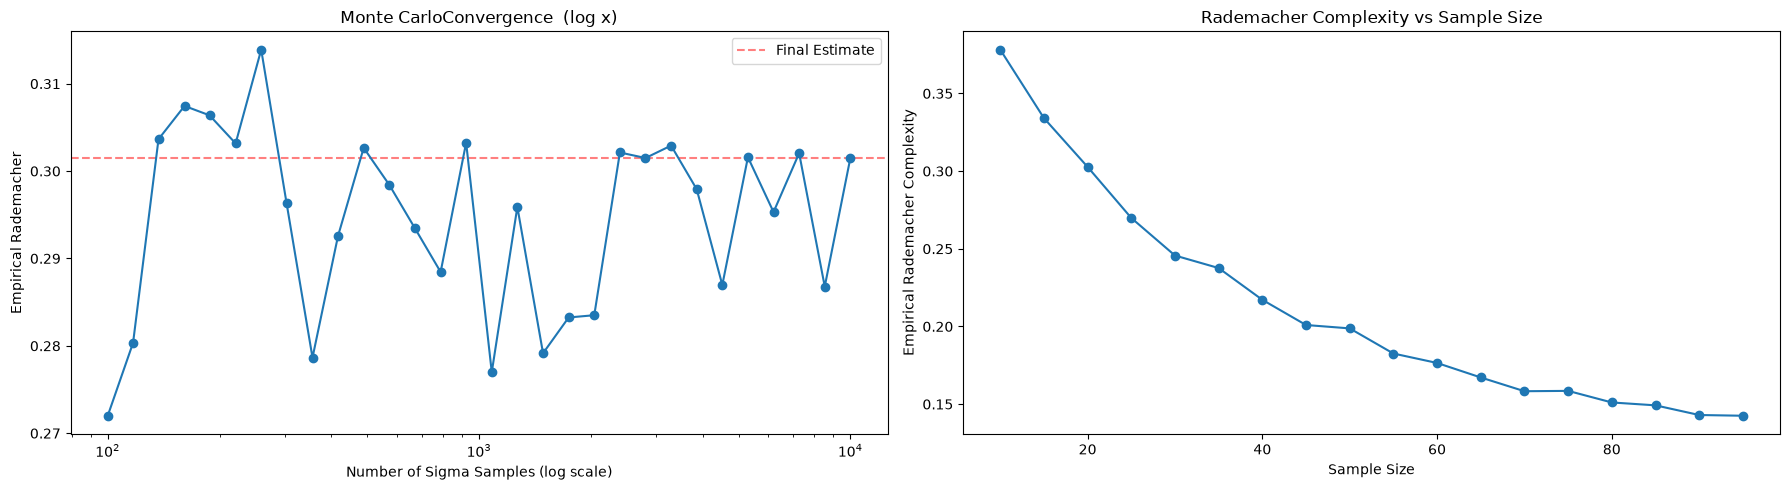
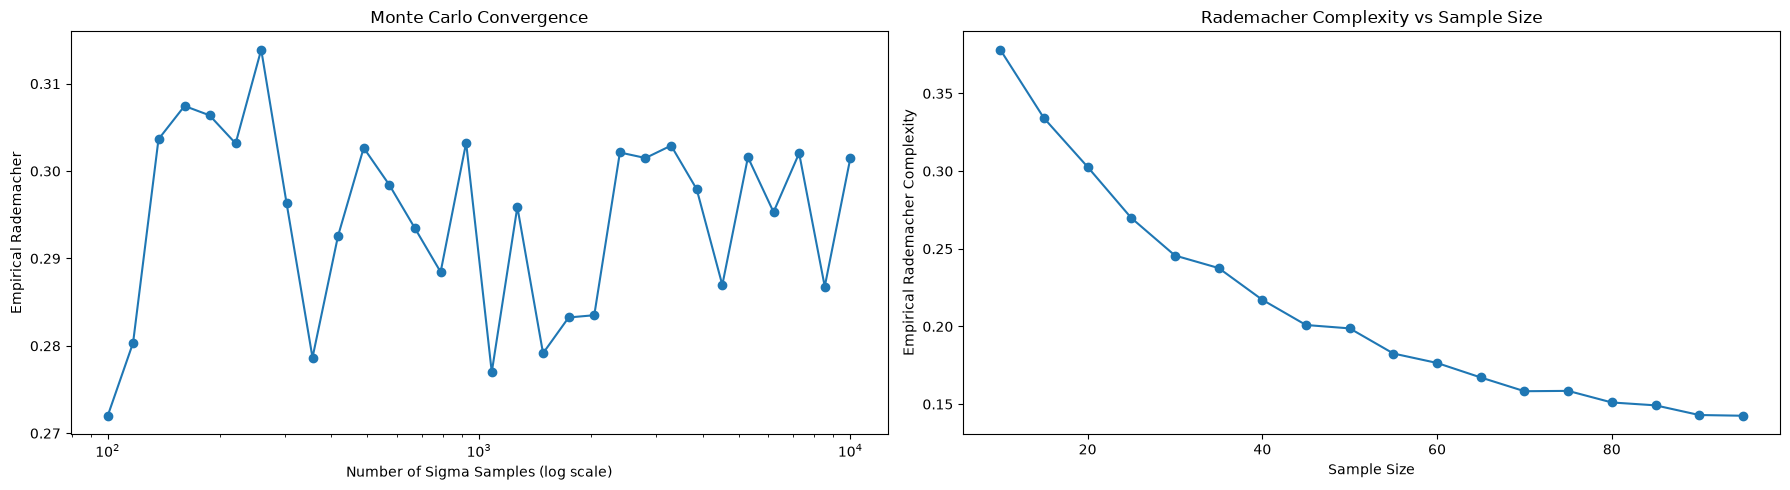
Unified diff of the notebook cell whose output changed from the first chart to the second:
--- before
+++ after
@@ -80,10 +80,8 @@
 
 axes[0].plot(iterations, rademacher_complexities_sigma, marker='o', zorder=2)
-axes[0].axhline(y=rademacher_complexities_sigma[-1], color='r', linestyle='--', alpha=0.5, zorder=1, label="Final Estimate")
 axes[0].set_xscale('log')
 axes[0].set_xlabel('Number of Sigma Samples (log scale)')
 axes[0].set_ylabel('Empirical Rademacher')
-axes[0].set_title('Monte CarloConvergence  (log x)')
-axes[0].legend()
+axes[0].set_title('Monte Carlo Convergence')
 
 # axes[1].plot(iterations, rademacher_complexities_sigma, marker='o')

Commit: optimized computations